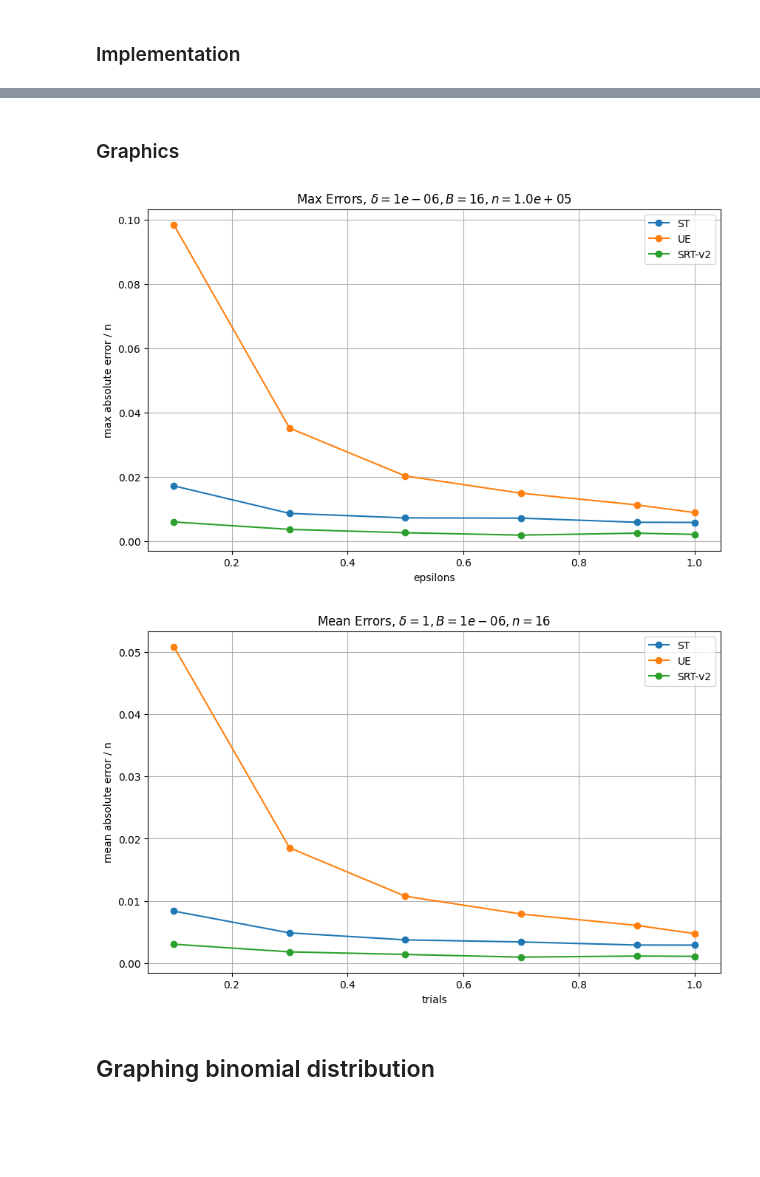
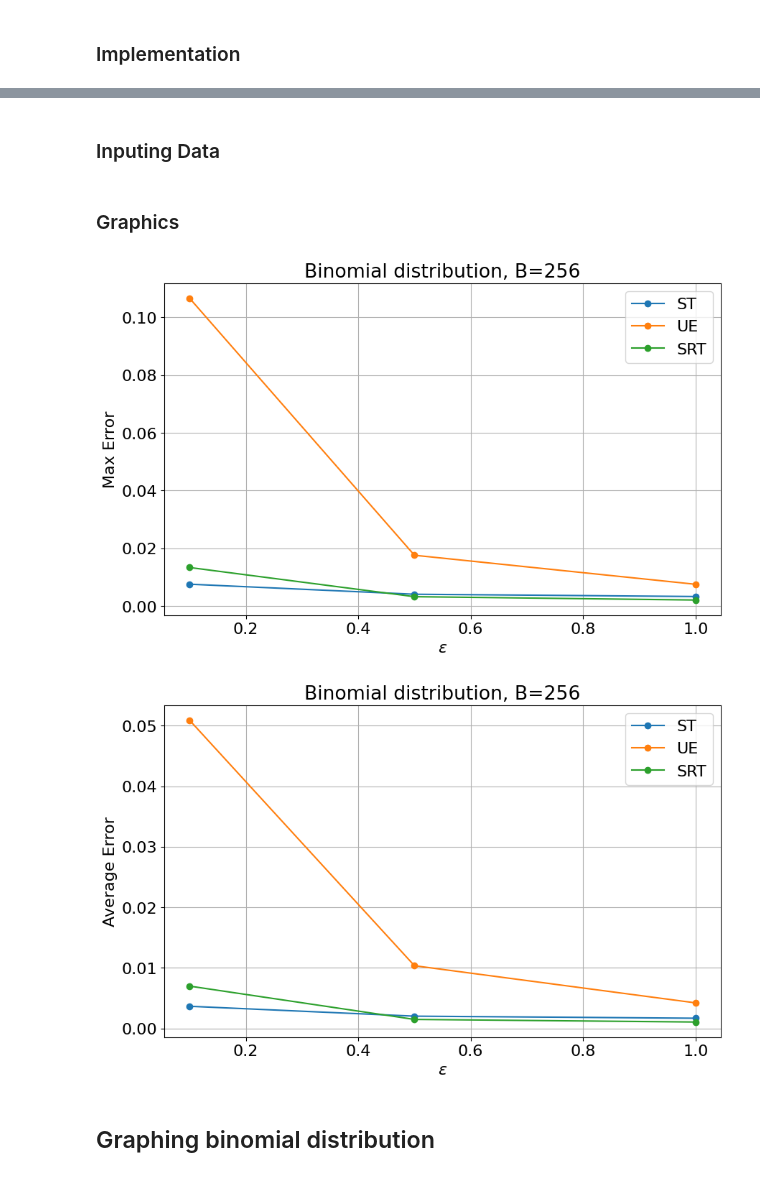
Before and after one commit to Ziyu3141/ziyu_code, a Jupyter notebook: SRT_binom_B=256.ipynb, the cells around one changed output, grey strips where cells are left out. Drawn from its saved outputs; the diff is of its cells as text; code cells hidden in the pictures; blank space fills up the shorter version.

```diff
--- a/SRT_binom_B=256.ipynb
+++ b/SRT_binom_B=256.ipynb
@@ -112,7 +111,7 @@ def SRT_v2(X, B, t0, t1, ps, tau, device='cuda'):
         encoded_vector = encode_and_randomize(x, B, t0, t1, device)
         matrix2[i] = encoded_vector
 
-    matrix1 = torch.bernoulli(torch.full((1, n), ps, device=device))
+    matrix1 = torch.bernoulli(torch.full((1, n), float(ps), device=device))
     result = torch.matmul(matrix1, matrix2)
 
     X_rand = result.cpu().tolist()
@@ -349,7 +437,7 @@ def ue_param(eps):
 
 Eps = [0.1, 0.5, 1]
 #Eps = [ 1 ]
-Trials = 40
+Trials = 10
 
 k = 5
 
@@ -388,6 +476,7 @@ for epsilon in Eps:
   t1_ue, t0_ue = ue_param(epsilon)
   print( f"UE parameters: t1 = {t1_ue}, t0 = {t0_ue}" )
 
+  """
   #Tuning SRT parameters
   eps_0 = 10
   optional_p = 0.5
@@ -395,6 +484,13 @@ for epsilon in Eps:
   print( f"SRT parameters: t1 = {t1}, t0 = {t0}, p_srt = {p_srt}, tau = {tau_srt}" )
   if p_srt == 1.0:
     print( f"Warning: tighter epsilon guarantee of SRT at epsilon = {epsilon}" )
+  """
+
+  #Retuning SRT parameters
+  t1 = 1/2
+  tau_srt = 100
+  p_srt, t0, ep0 = solve_system_SRT( n, tau_srt, epsilon/2, delta/2 )
+  print(f"SRT parameters: t1 = {t1}, t0 = {t0}, p_srt = {p_srt}, tau = {tau_srt}, ep0 = {ep0}")
 
   #define max errors
   Err0_max_temp = []
@@ -477,0 +604,2 @@ KeyboardInterrupt:
+# %% [markdown]
+### Inputing Data
@@ -479,40 +609,44 @@ KeyboardInterrupt:
 ### Graphics
 # %%
 #Plotting maximum errors
+
+plt.rcParams.update({'font.size': 16})
 
 plt.figure(figsize=(10, 6))
 plt.plot(Eps, Err0_max, '-o', label = "ST")
 #plt.plot(Eps[:6], Err0_max, '-o', label = "ST")
 #plt.plot(range(Trials), Err1_max, '-o', label = "SRT-v1")
 plt.plot(Eps, Err1_max, '-o', label = "UE")
-plt.plot(Eps, Err2_max, '-o', label = "SRT-v2")
+plt.plot(Eps, Err2_max, '-o', label = "SRT")
 #plt.plot(Eps[:6], Err2_max, '-o', label = "SRT-v2")
 
 plt.title(f"Binomial distribution, B=256")
-plt.xlabel('epsilons')
+plt.xlabel(f'$ \epsilon $')
 plt.ylabel('Max Error')
 plt.grid(True)
 plt.legend()
 plt.show()
 # %% [output]
-[figure, old version]
+[figure, new version]
 # %%
 #Plotting average errors
+
+plt.rcParams.update({'font.size': 16})
 
 plt.figure(figsize=(10, 6))
 plt.plot(Eps, Err0_avg, '-o', label = "ST")
 plt.plot(Eps, Err1_avg, '-o', label = "UE")
-#plt.plot(range(Trials), Err1_avg, '-o', label = "SRT-v1")
-plt.plot(Eps, Err2_avg, '-o', label = "SRT-v2")
+#plt.plot(range(Trials), Err1_avg, '-o', label = "SRT")
+plt.plot(Eps, Err2_avg, '-o', label = "SRT")
 
 plt.title(f"Binomial distribution, B=256")
-plt.xlabel('epsilons')
-plt.ylabel('Avg Error')
+plt.xlabel(f'$\epsilon$')
+plt.ylabel('Average Error')
 plt.grid(True)
 plt.legend()
 plt.show()
 # %% [output]
-[figure, old version]
+[figure, new version]
 # %% [markdown]
 ## Graphing binomial distribution
 # %% [markdown]
```
Also changed, not shown: parts of 10 cells of this notebook, 4 other files.
